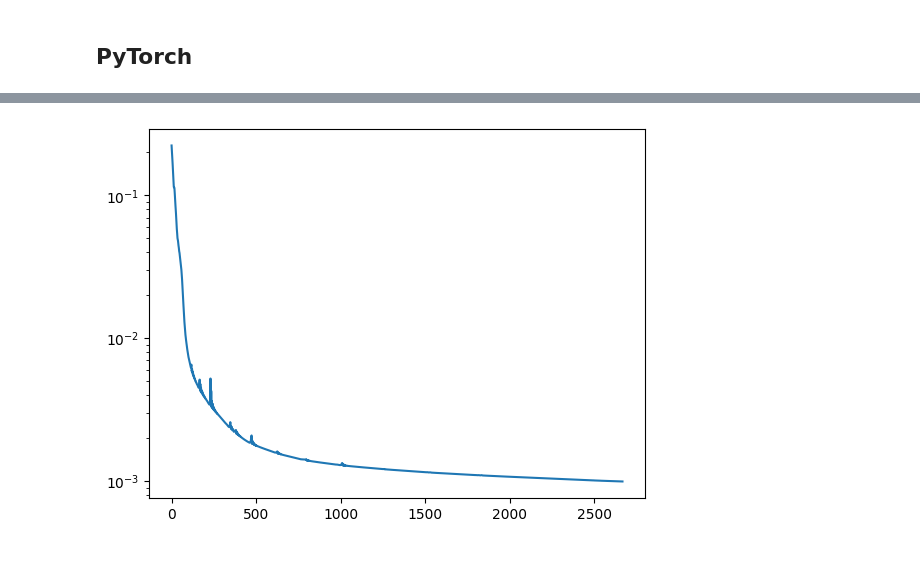
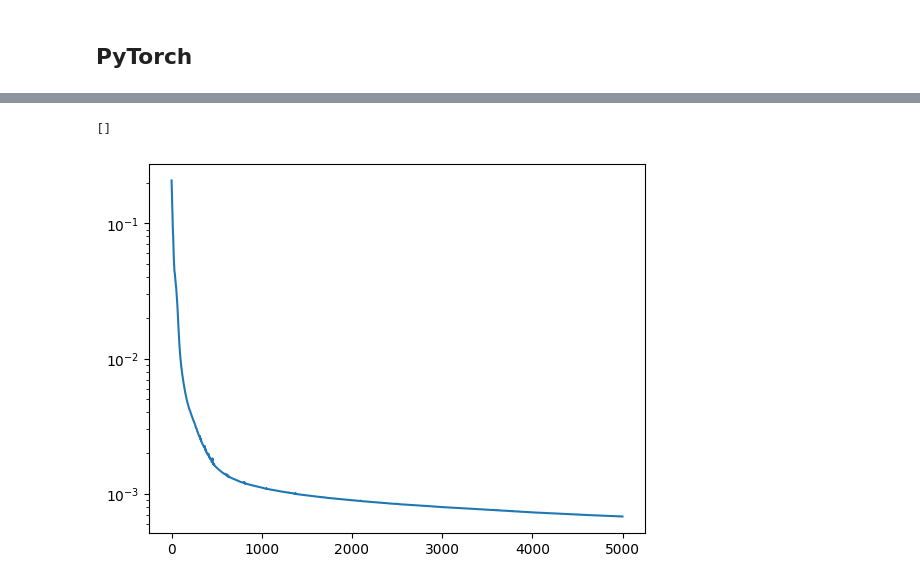
Before and after one commit to HDembinski/HDembinski.github.io, a Jupyter notebook: regression.ipynb, the cells around one changed output, grey strips where cells are left out. Cells and saved outputs as stored; diff of their text form; code cells hidden in the pictures.

```diff
--- a/regression.ipynb
+++ b/regression.ipynb
@@ -54,22 +59,25 @@ data points 14400
 # %%
-# scikit-learn
-net = MLPRegressor(
+from sklearn.neural_network import MLPRegressor
+from sklearn.metrics import mean_squared_error
+
+clf = MLPRegressor(
     hidden_layer_sizes=(2**6,) * 5,
-    batch_size=100,
+    batch_size=1000,
     alpha=0,
     tol=1e-6,
-    max_iter=10000,
+    max_iter=1000,
     verbose=1,
 )
 
-clf = make_pipeline(StandardScaler(), net)
-
 clf.fit(X, y)
 
+# coefficients only available after training
 n = 0
-for c in net.coefs_:
+for c in clf.coefs_:
     n += np.prod(c.shape)
-for c in net.intercepts_:
+for c in clf.intercepts_:
     n += c.shape[0]
 print("number of parameters", n)
+
+print("MLPRegressor", mean_squared_error(clf.predict(X), y))
 # %% [output]
@@ -145,13 +150,9 @@ torch.set_default_device(device)
 torch.set_default_dtype(torch.float32)
 
 nonlin = nn.ReLU()
-num = 2 ** 6
-model = nn.Sequential(
+num = 2**6
+torch_model = nn.Sequential(
     nn.Linear(6, num),
-    nonlin,
-    nn.Linear(num, num),
-    nonlin,
-    nn.Linear(num, num),
     nonlin,
     nn.Linear(num, num),
     nonlin,
@@ -161,34 +162,37 @@ model = nn.Sequential(
     nonlin,
     nn.Linear(num, 1),
     # adding a ReLU here makes training unstable
-    nn.PReLU(),
     nn.Flatten(0, 1),
 )
 
-scaler = StandardScaler()
-scaler.fit(X)
+n = 0
+for par in torch_model.parameters():
+    n += np.prod(par.shape)
+print("number of parameters", n)
+
 # must make copies here
-X_train = torch.tensor(scaler.transform(X))
-y_train = torch.tensor(y.copy())
+torch_X = torch.tensor(X.copy())
+torch_y = torch.tensor(y.copy())
 
 max_epoch = 5000
-patience = 10
+shrink_patience = 10
+abort_patience = 100
 learning_rate = 1e-3
+learning_rate_shrink_factor = 0.8
+tol = 1e-6
 
 loss_fn = nn.MSELoss()
-opt = Adam(model.parameters(), lr=learning_rate)
-scheduler = ReduceLROnPlateau(opt, patience=patience, factor=0.8, verbose=True)
-# opt = torch.optim.SGD(model.parameters(), lr=learning_rate, momentum=0.9)
-# scheduler = torch.optim.lr_scheduler.CyclicLR(opt, 1e-5, 1e-1)
+opt = Adam(torch_model.parameters(), lr=learning_rate)
+scheduler = ReduceLROnPlateau(
+    opt, patience=shrink_patience, factor=learning_rate_shrink_factor, verbose=True
+)
 
 losses = []
-tol = 1e-5
-patience = 100
-patience_count = 0
-prev_lo = np.inf
+no_improvement_below_tolerance = 0
+prev_loss = np.inf
 for epoch in range(max_epoch):
-    y_pred = model(X_train)
-    loss = loss_fn(y_pred, y_train)
+    y_pred = torch_model(torch_X)
+    loss = loss_fn(y_pred, torch_y)
     opt.zero_grad()
     loss.backward()
     opt.step()
@@ -199,14 +203,14 @@ for epoch in range(max_epoch):
     if epoch % 100 == 99:
         print(epoch, loss)
 
-    if loss < prev_lo - tol:
-        patience_count = 0
-        prev_lo = loss
+    if loss < prev_loss - tol:
+        no_improvement_below_tolerance = 0
+        prev_loss = loss
     else:
-        patience_count += 1
-    if patience_count > patience:
+        no_improvement_below_tolerance += 1
+    if no_improvement_below_tolerance > abort_patience:
         break
 
 plt.plot(losses)
-plt.semilogy();
+plt.semilogy()
 # %% [output]
@@ -230 +234,2 @@ Epoch 02529: reducing learning rate of group 0 to 8.5899e-05.
+[]
-[figure, old version]
+[figure, new version]
```
Also changed, not shown: parts of 19 cells of this notebook.
